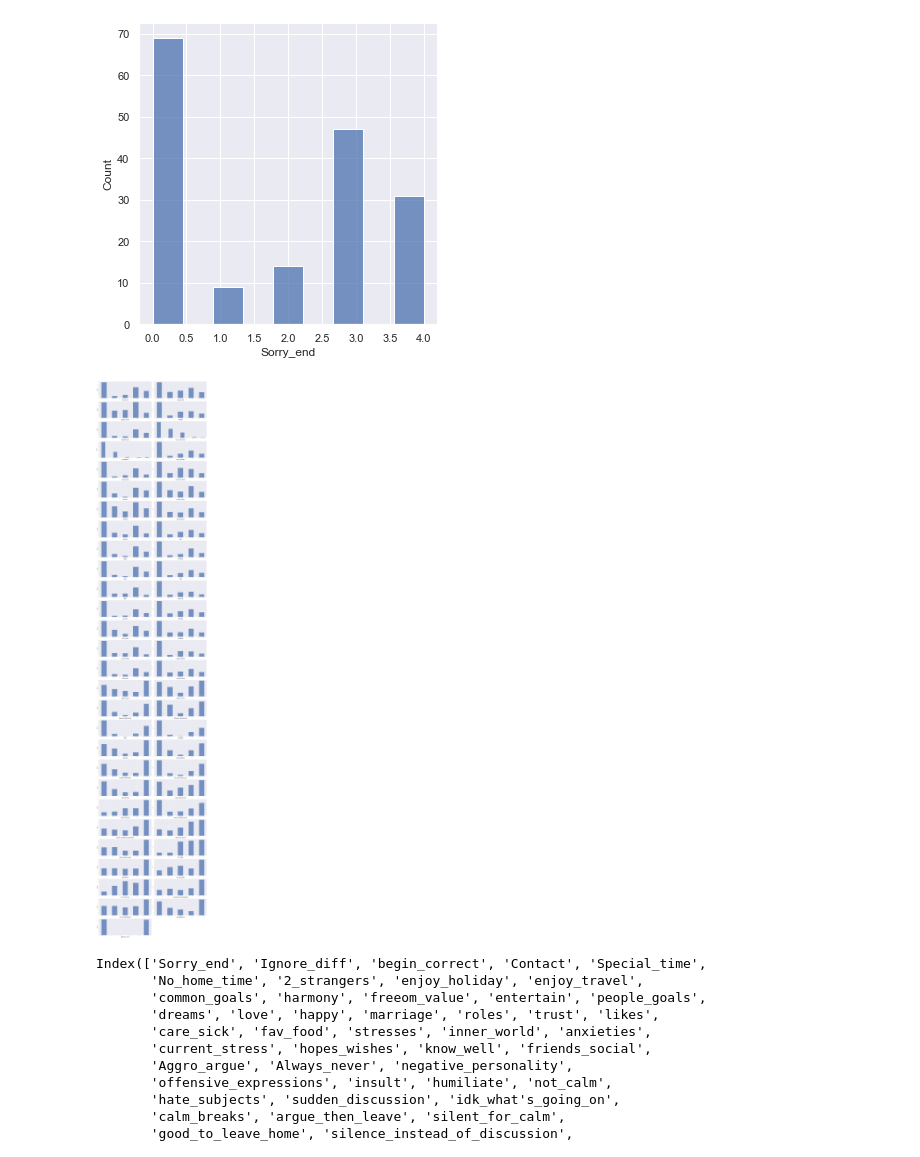
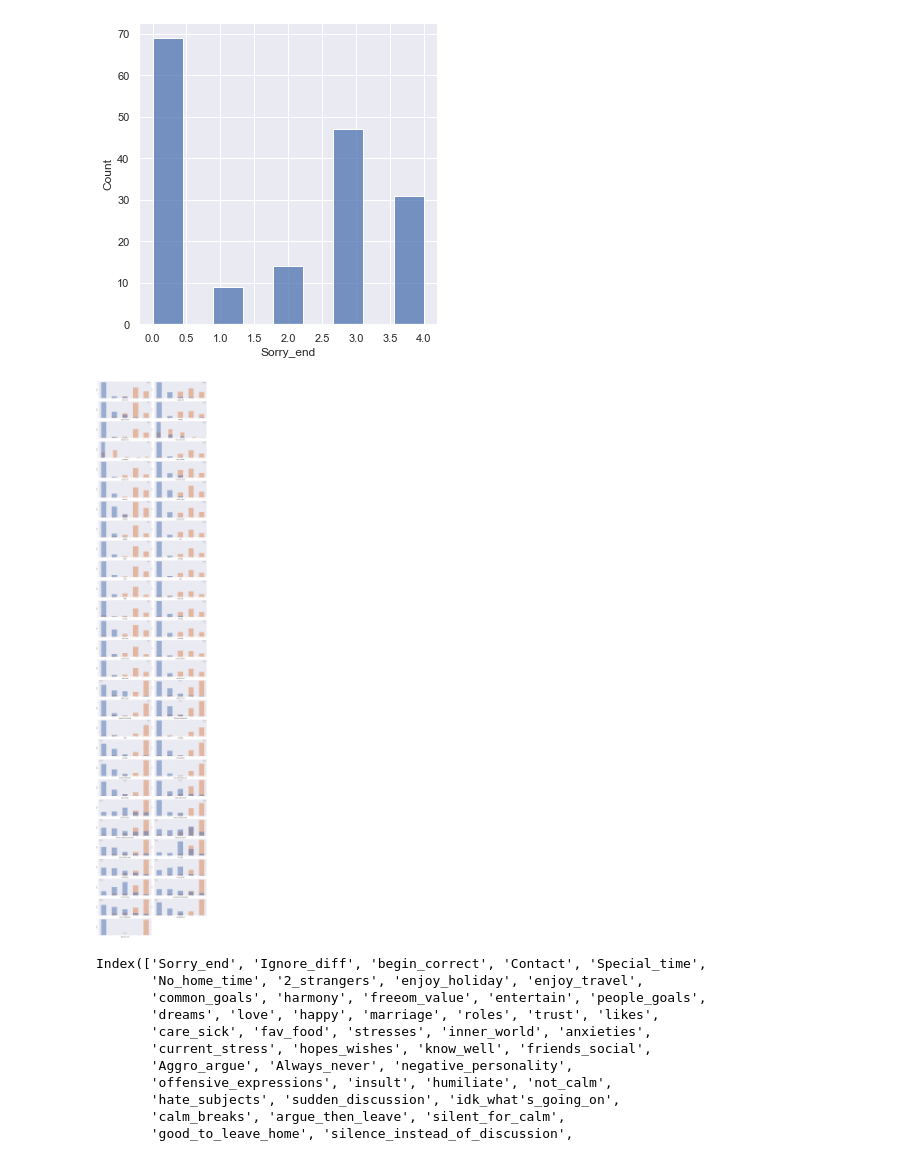
Before and after one commit to MaSOouD69/Divorce, a Jupyter notebook: Divorce Prediction.ipynb, the cells around one changed output. Saved outputs shown, nothing was run; the diff lists cells and outputs as text; code cells hidden in the pictures.

```diff
--- a/Divorce Prediction.ipynb
+++ b/Divorce Prediction.ipynb
@@ -72,16 +72,16 @@ sns.plot(df,x='Sorry_end')
 # %%
 plt.figure(figsize=(30,150))
 
 for col in range(len(df.columns)):
     x=df.columns[col]
     plt.subplot(28,2,(col+1))
-    sns.histplot(df,x=x, hue= )
+    sns.histplot(df,x=x, hue=df['Divorce_Y_N'])
     plt.xlabel(x,fontsize=26)
     plt.ylabel("count",fontsize=18)
 plt.tight_layout()
 plt.show()
 # %% [output]
-[figure, old version]
+[figure, new version]
 # %%
 df.columns
 # %% [output]
```
